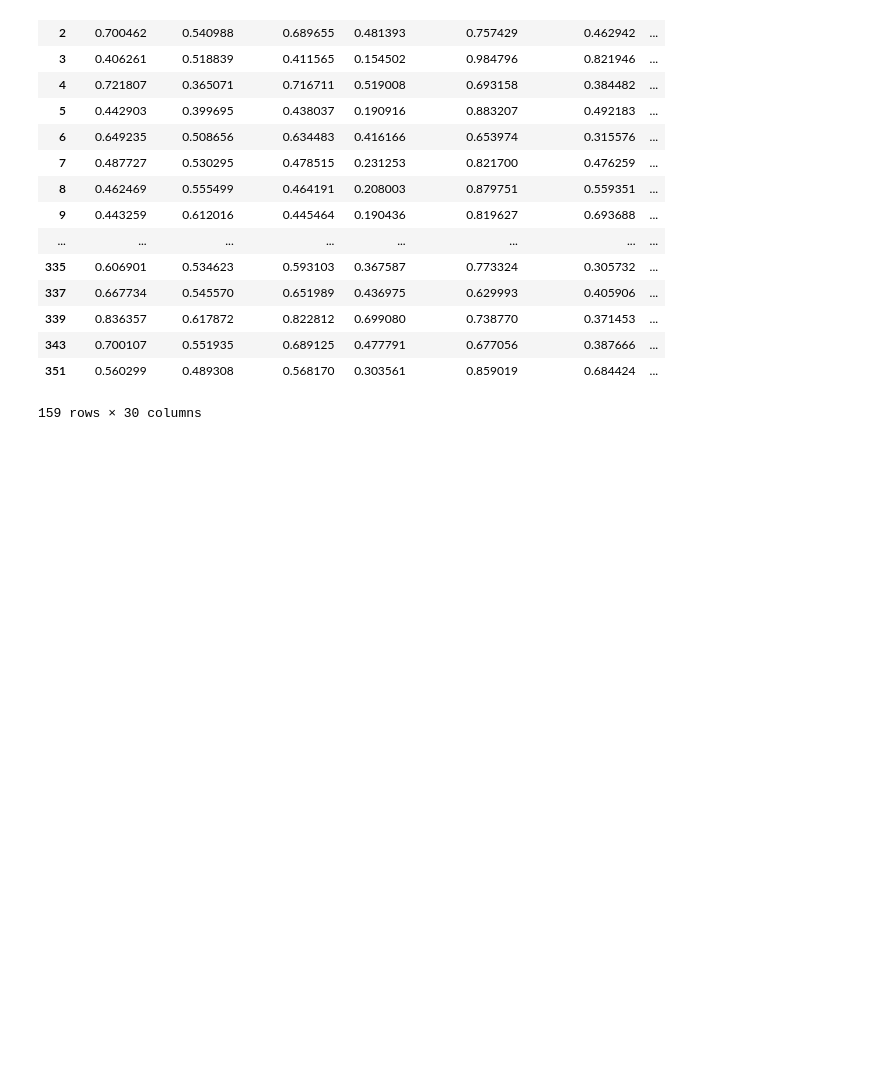
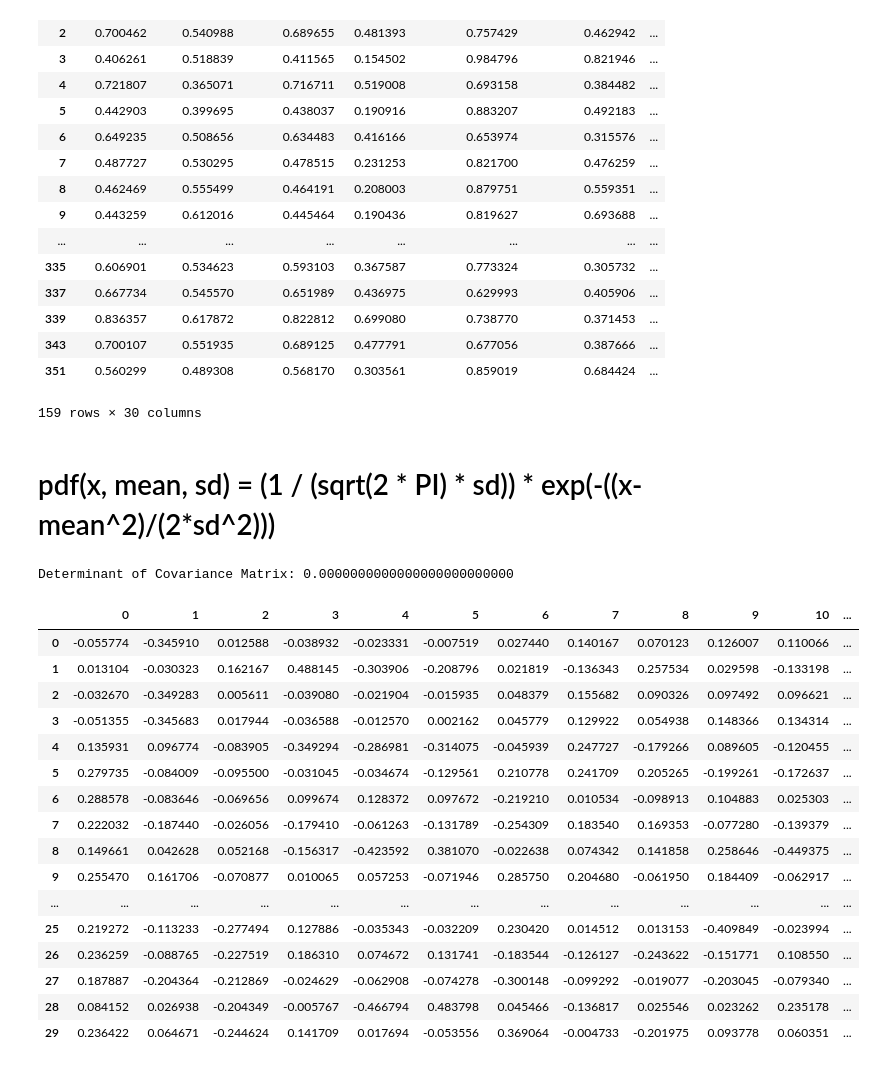
Before and after one commit to Girrajjangid/Machine-Learning-from-Scratch, a Jupyter notebook: Naive Bayes Classifier/Naive Bayes Classifier [By-Class].ipynb, the cells around one changed output. Cells and saved outputs as stored; diff of their text form; code cells hidden in the pictures; blank space fills up the shorter version.

```diff
--- a/Naive Bayes Classifier/Naive Bayes Classifier [By-Class].ipynb
+++ b/Naive Bayes Classifier/Naive Bayes Classifier [By-Class].ipynb
@@ -260,0 +242,75 @@ training_data_malignant_normalized
+# %% [markdown]
+# pdf(x, mean, sd) = (1 / (sqrt(2 * PI) * sd)) * exp(-((x-mean^2)/(2*sd^2)))
+# %%
+from sklearn.preprocessing import StandardScaler
+
+original_data_2_B = training_data_benign.copy()
+scaler = StandardScaler().fit(original_data_2_B) # it calculate mean and standard deviation
+
+#data_scaled = pd.DataFrame(preprocessing.scale(df),columns = df.columns)
+#scaler = StandardScaler().fit(features.values)
+#features = scaler.transform(features.values)
+#scaled_features = pd.DataFrame(features, columns = col_names)
+
+normalize_data_2_B = scaler.fit_transform(original_data_2_B )
+normalize_data_2_B = pd.DataFrame(normalize_data_2_B,columns = training_data_benign.columns)
+
+from sklearn.decomposition import PCA
+pca = PCA(n_components = 30  )
+pca.fit(normalize_data_2_B)
+reduced_data_2D_2_B = pca.transform(normalize_data_2_B)
+reduced_data_2D_2_B = pd.DataFrame(reduced_data_2D_2_B , columns=normalize_data_2.columns)
+
+#plt.figure(figsize=[20,20])
+#sns.heatmap(reduced_data_2D_2.cov() ,cmap='coolwarm' , annot_kws={'size': 8},cbar = True,  square = True, annot=True, fmt= '.4f')
+#plt.show()
+
+#pd.DataFrame(pca.singular_values_)
+
+det = np.linalg.det(reduced_data_2D_2_B.cov())
+print ('Determinant of Covariance Matrix: %.25f'%det)
+# %% [output]
+Determinant of Covariance Matrix: 0.0000000000000000000000000
+# %%
+pd.DataFrame((pca.components_)).T
+import pandas as pd
+import pylab as pl
+from sklearn import datasets
+from sklearn.decomposition import PCA
+
+# load dataset
+iris = datasets.load_iris()
+df = pd.DataFrame(iris.data, columns=iris.feature_names)
+
+# normalize data
+from sklearn import preprocessing
+data_scaled = pd.DataFrame(preprocessing.scale(df),columns = df.columns)
+
+# PCA
+pca = PCA(n_components=2)
+pca.fit_transform(data_scaled)
+
+# Dump components relations with features:
+print pd.DataFrame(pca.components_,columns=data_scaled.columns,index = ['PC-1','PC-2'])
+
+      sepal length (cm)  sepal width (cm)  petal length (cm)  petal width (cm)
+PC-1           0.522372         -0.263355           0.581254          0.565611
+PC-2          -0.372318         -0.925556          -0.021095         -0.065416
+# %% [output]
+|  | 0 | 1 | 2 | 3 | 4 | 5 | 6 | 7 | 8 | 9 | 10 | ... |
+| 0 | -0.055774 | -0.345910 | 0.012588 | -0.038932 | -0.023331 | -0.007519 | 0.027440 | 0.140167 | 0.070123 | 0.126007 | 0.110066 | ... |
+| 1 | 0.013104 | -0.030323 | 0.162167 | 0.488145 | -0.303906 | -0.208796 | 0.021819 | -0.136343 | 0.257534 | 0.029598 | -0.133198 | ... |
+| 2 | -0.032670 | -0.349283 | 0.005611 | -0.039080 | -0.021904 | -0.015935 | 0.048379 | 0.155682 | 0.090326 | 0.097492 | 0.096621 | ... |
+| 3 | -0.051355 | -0.345683 | 0.017944 | -0.036588 | -0.012570 | 0.002162 | 0.045779 | 0.129922 | 0.054938 | 0.148366 | 0.134314 | ... |
+| 4 | 0.135931 | 0.096774 | -0.083905 | -0.349294 | -0.286981 | -0.314075 | -0.045939 | 0.247727 | -0.179266 | 0.089605 | -0.120455 | ... |
+| 5 | 0.279735 | -0.084009 | -0.095500 | -0.031045 | -0.034674 | -0.129561 | 0.210778 | 0.241709 | 0.205265 | -0.199261 | -0.172637 | ... |
+| 6 | 0.288578 | -0.083646 | -0.069656 | 0.099674 | 0.128372 | 0.097672 | -0.219210 | 0.010534 | -0.098913 | 0.104883 | 0.025303 | ... |
+| 7 | 0.222032 | -0.187440 | -0.026056 | -0.179410 | -0.061263 | -0.131789 | -0.254309 | 0.183540 | 0.169353 | -0.077280 | -0.139379 | ... |
+| 8 | 0.149661 | 0.042628 | 0.052168 | -0.156317 | -0.423592 | 0.381070 | -0.022638 | 0.074342 | 0.141858 | 0.258646 | -0.449375 | ... |
+| 9 | 0.255470 | 0.161706 | -0.070877 | 0.010065 | 0.057253 | -0.071946 | 0.285750 | 0.204680 | -0.061950 | 0.184409 | -0.062917 | ... |
+| ... | ... | ... | ... | ... | ... | ... | ... | ... | ... | ... | ... | ... |
+| 25 | 0.219272 | -0.113233 | -0.277494 | 0.127886 | -0.035343 | -0.032209 | 0.230420 | 0.014512 | 0.013153 | -0.409849 | -0.023994 | ... |
+| 26 | 0.236259 | -0.088765 | -0.227519 | 0.186310 | 0.074672 | 0.131741 | -0.183544 | -0.126127 | -0.243622 | -0.151771 | 0.108550 | ... |
+| 27 | 0.187887 | -0.204364 | -0.212869 | -0.024629 | -0.062908 | -0.074278 | -0.300148 | -0.099292 | -0.019077 | -0.203045 | -0.079340 | ... |
+| 28 | 0.084152 | 0.026938 | -0.204349 | -0.005767 | -0.466794 | 0.483798 | 0.045466 | -0.136817 | 0.025546 | 0.023262 | 0.235178 | ... |
+| 29 | 0.236422 | 0.064671 | -0.244624 | 0.141709 | 0.017694 | -0.053556 | 0.369064 | -0.004733 | -0.201975 | 0.093778 | 0.060351 | ... |
```
Also changed, not shown: parts of 19 cells of this notebook.
